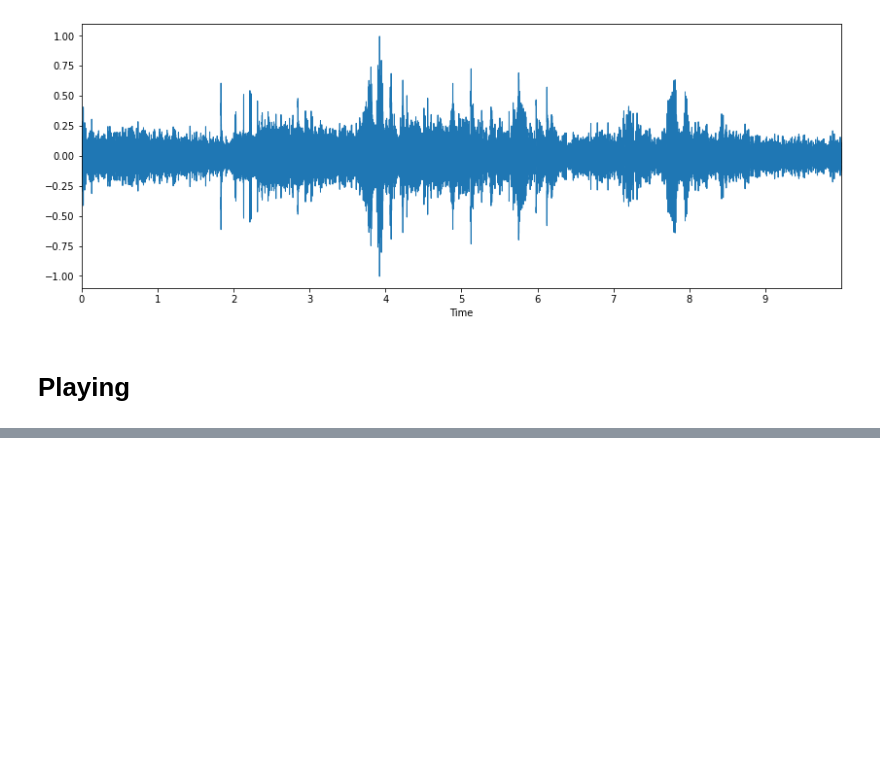
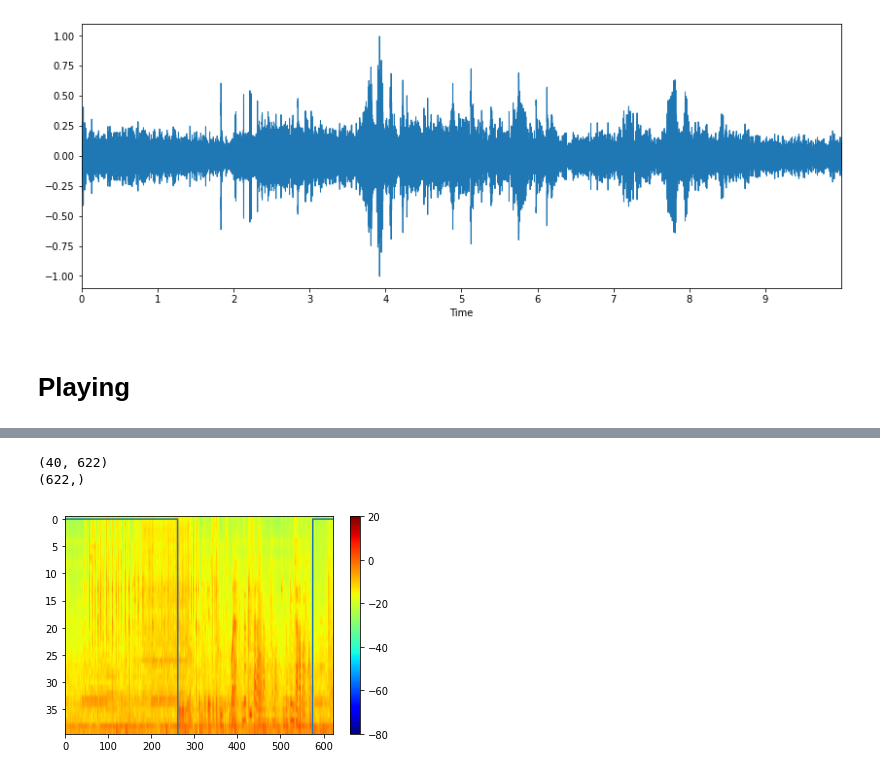
Before and after one commit to kooBH/VADK, a Jupyter notebook: data_prep/test_SNR_mix.ipynb, the cells around one changed output, grey strips where cells are left out. Drawn from its saved outputs; the diff is of its cells as text; code cells hidden in the pictures; blank space fills up the shorter version.

```diff
--- a/data_prep/test_SNR_mix.ipynb
+++ b/data_prep/test_SNR_mix.ipynb
@@ -171,0 +204,31 @@ ipd.Audio(dara, rate=sr)
+# %%
+import torch
+from matplotlib import cm
+path = '/home/kiosk/dnn2/VADK/train/0.pt'
+x = torch.load(path)
+mel = x['mel']
+label = x['label']
+mel = mel.detach().numpy()
+label = label.detach().numpy()
+# %%
+print(np.shape(mel))
+print(np.shape(label))
+
+tmp2 = label * (70)
+plt.plot(tmp2)
+
+eps = 1e-13
+
+# dB scale
+tmp = np.clip(mel,a_min=eps,a_max=None)
+tmp = 10*np.log10(tmp)
+tmp = tmp[::-1,:]
+
+im = plt.imshow(tmp, cmap=cm.jet, aspect='auto')
+plt.colorbar(im)
+plt.clim(-80,20)
+plt.show()
+# %% [output]
+(40, 622)
+(622,)
+[figure, added]
```
Also changed, not shown: parts of 4 cells of this notebook, 1 other file.
